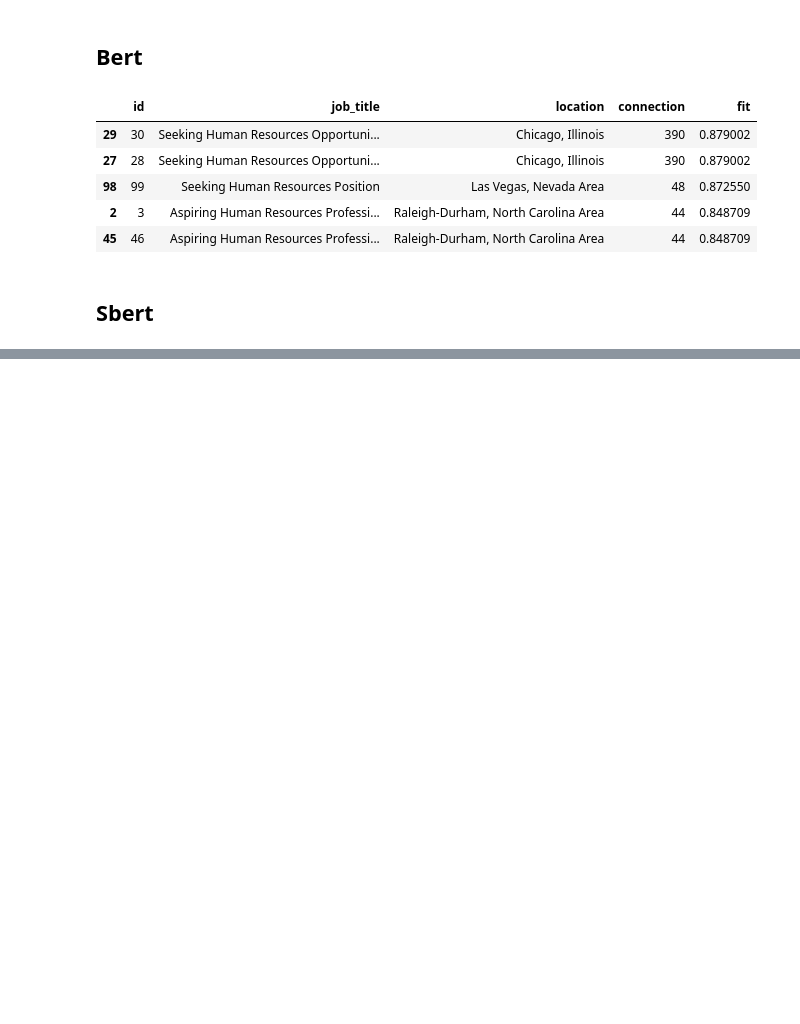
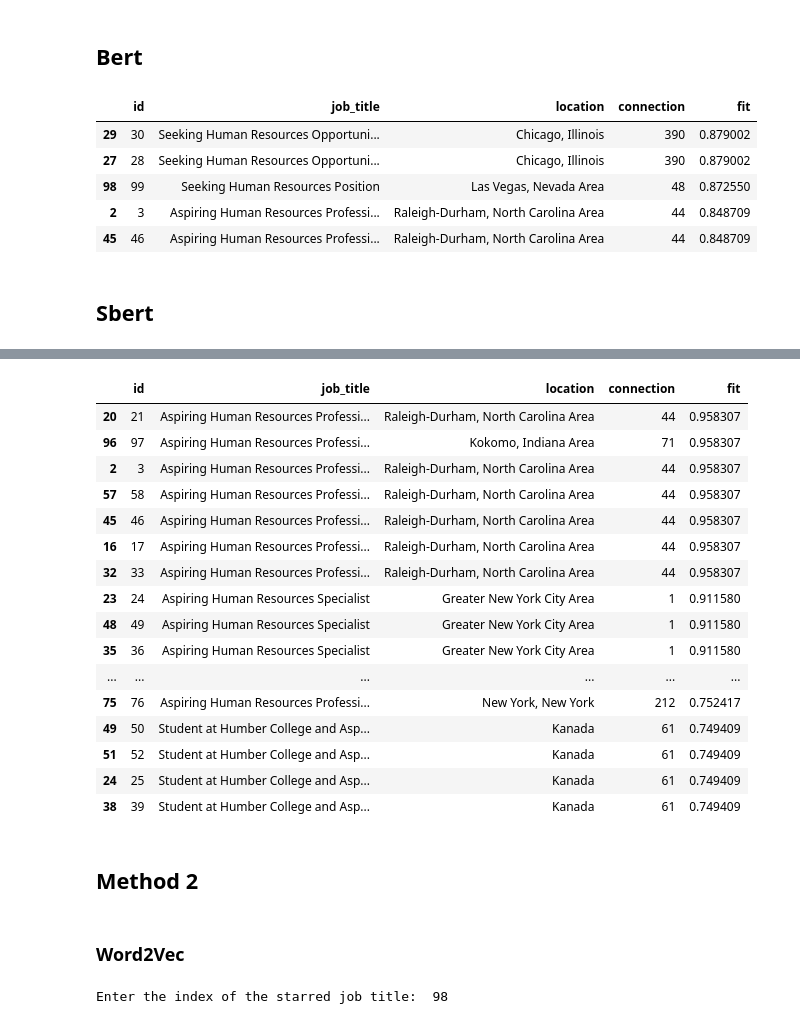
Before and after one commit to m-odeh/1PKfUSu4UrOPMN0X, a Jupyter notebook: notebooks/Untitled.ipynb, the cells around one changed output, grey strips where cells are left out. Cells and saved outputs as stored; diff of their text form; code cells hidden in the pictures; blank space fills up the shorter version.

```diff
--- a/notebooks/Untitled.ipynb
+++ b/notebooks/Untitled.ipynb
@@ -4,7 +31,7 @@ import numpy as np
 # %%
-talents=pd.read_csv('C:/Users/M-ODE/Desktop/Apziva/projects/3rd Project/potential_talents/data/potential_talents_CSV.csv')
+talents_df=pd.read_csv('C:/Users/M-ODE/Desktop/Apziva/projects/3rd Project/potential_talents/data/potential_talents_CSV.csv')
 # %%
-talents_df=talents.copy()
+talents_cleaned=talents_df.copy()
 # %%
 talents_df
 # %% [output]
@@ -343,0 +634,3 @@ ranked_data.head()
+# %%
+# Combine the keyword embeddings with starx
+combined_embeddings = [embedding + starx for embedding in keyword_embeddings]
@@ -343,0 +767,36 @@ ranked_data.head()
+# %%
+# Load a pre-trained SBERT model
+model = SentenceTransformer('paraphrase-MiniLM-L6-v2')
+
+keywords = ["Aspiring human resources", "seeking human resources"]
+star = starred_candidate           #example; id= 32
+
+keyword_similarities = []
+
+# Tokenize job titles and obtain their SBERT embeddings
+job_title_embeddings = model.encode(talents_df['job_title'].tolist(), convert_to_tensor=True)
+
+for keyword in keywords:
+    # Tokenize the current keyword and obtain its SBERT embedding
+    keyword_embedding = model.encode(keyword, convert_to_tensor=True)
+    # Tokenize the "star" snippet and obtain its BERT embeddings
+    star_embedding = model.encode(star, convert_to_tensor=True)
+    mean_embedding = (keyword_embedding + star_embedding) / 2
+
+    # Calculate cosine similarities between the current keyword and job title embeddings
+    similarities = util.pytorch_cos_sim(mean_embedding, job_title_embeddings)
+
+    # Convert the PyTorch tensor to a NumPy array before appending
+    keyword_similarities.append(similarities.cpu().numpy())
+
+# Combine or average the similarity scores based on all keywords for each job title
+average_similarities = np.mean(keyword_similarities, axis=0)
+
+# Reshape the average_similarities array to (104,)
+average_similarities = average_similarities[0]
+
+talents_df['fit'] = average_similarities.tolist()
+
+ranked_data = talents_df.sort_values(by='fit', ascending=False)
+
+ranked_data.head()
@@ -343,0 +810,37 @@ ranked_data.head()
+# %%
+ranked_data.head(30)
+# %% [output]
+|  | id | job_title | location | connection | fit |
+| 20 | 21 | Aspiring Human Resources Professi... | Raleigh-Durham, North Carolina Area | 44 | 0.958307 |
+| 96 | 97 | Aspiring Human Resources Professi... | Kokomo, Indiana Area | 71 | 0.958307 |
+| 2 | 3 | Aspiring Human Resources Professi... | Raleigh-Durham, North Carolina Area | 44 | 0.958307 |
+| 57 | 58 | Aspiring Human Resources Professi... | Raleigh-Durham, North Carolina Area | 44 | 0.958307 |
+| 45 | 46 | Aspiring Human Resources Professi... | Raleigh-Durham, North Carolina Area | 44 | 0.958307 |
+| 16 | 17 | Aspiring Human Resources Professi... | Raleigh-Durham, North Carolina Area | 44 | 0.958307 |
+| 32 | 33 | Aspiring Human Resources Professi... | Raleigh-Durham, North Carolina Area | 44 | 0.958307 |
+| 23 | 24 | Aspiring Human Resources Specialist | Greater New York City Area | 1 | 0.911580 |
+| 48 | 49 | Aspiring Human Resources Specialist | Greater New York City Area | 1 | 0.911580 |
+| 35 | 36 | Aspiring Human Resources Specialist | Greater New York City Area | 1 | 0.911580 |
+| ... | ... | ... | ... | ... | ... |
+| 75 | 76 | Aspiring Human Resources Professi... | New York, New York | 212 | 0.752417 |
+| 49 | 50 | Student at Humber College and Asp... | Kanada | 61 | 0.749409 |
+| 51 | 52 | Student at Humber College and Asp... | Kanada | 61 | 0.749409 |
+| 24 | 25 | Student at Humber College and Asp... | Kanada | 61 | 0.749409 |
+| 38 | 39 | Student at Humber College and Asp... | Kanada | 61 | 0.749409 |
+# %% [markdown]
+## Method 2
+# %% [markdown]
+### Word2Vec
+# %%
+# Add cell to manually input starred
+
+#starred =    # fixed
+
+star_index = int(input("Enter the index of the starred job title: "))
+# Check if the input index is valid
+if star_index < 0 or star_index >= len(talents_df):
+    print("Invalid index. Please enter a valid index.")
+    exit()
+starred_candidate = talents_df['job_title'][star_index]
+# %% [output]
+Enter the index of the starred job title:  98
```
Also changed, not shown: parts of 51 cells of this notebook.
